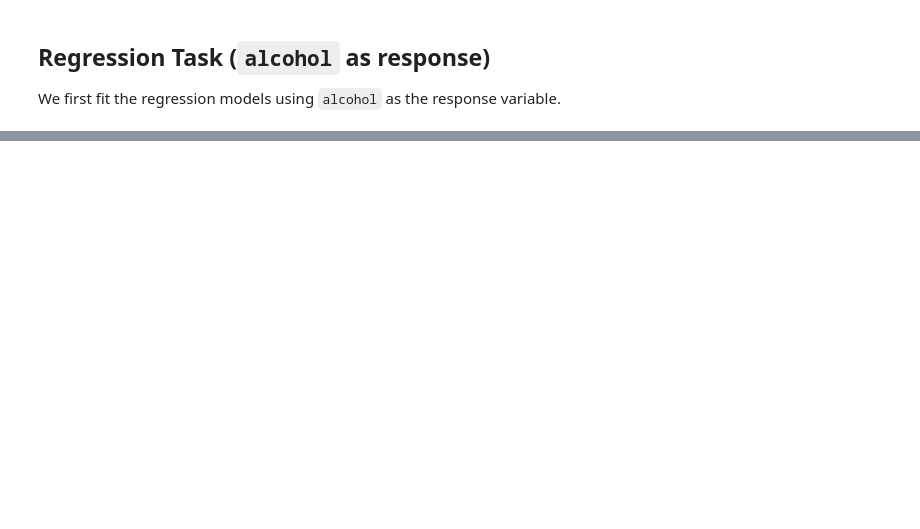
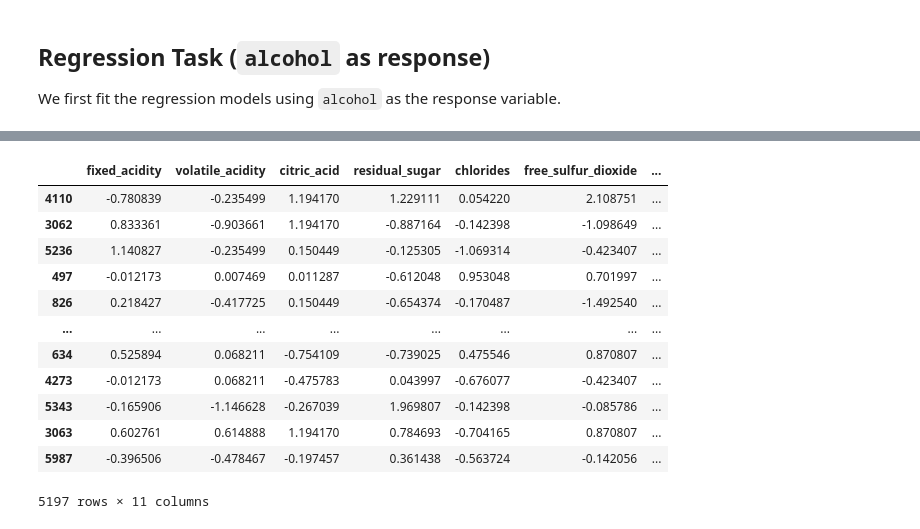
Before and after one commit to hzhoujoy/ST554_HW7, a Jupyter notebook: JoyZhou_HW7.ipynb, the cells around one changed output, grey strips where cells are left out. Saved outputs shown, nothing was run; the diff lists cells and outputs as text; code cells hidden in the pictures; blank space fills up the shorter version.

```diff
--- a/JoyZhou_HW7.ipynb
+++ b/JoyZhou_HW7.ipynb
@@ -189,7 +229,7 @@ from sklearn.model_selection import train_test_split
 X_train, X_test, y_train, y_test = train_test_split(
     wine_df.drop(['alcohol', 'type_of_wine'], axis=1), #prodictors(X)
     wine_df['alcohol'],                                #response
-    test_size=0.3,                                     #70/30 split
+    test_size=0.2,                                     #80/20 split
     random_state=42,
     stratify=wine_df['type_of_wine']                   #maintains wine type proportions in each split
 )
@@ -195,0 +276,17 @@ X_train, X_test, y_train, y_test = train_test_split(
+# %%
+X_train = X_train.apply(lambda x: (x-np.mean(x))/np.std(x), axis = 0)
+X_train
+# %% [output]
+|  | fixed_acidity | volatile_acidity | citric_acid | residual_sugar | chlorides | free_sulfur_dioxide | ... |
+| 4110 | -0.780839 | -0.235499 | 1.194170 | 1.229111 | 0.054220 | 2.108751 | ... |
+| 3062 | 0.833361 | -0.903661 | 1.194170 | -0.887164 | -0.142398 | -1.098649 | ... |
+| 5236 | 1.140827 | -0.235499 | 0.150449 | -0.125305 | -1.069314 | -0.423407 | ... |
+| 497 | -0.012173 | 0.007469 | 0.011287 | -0.612048 | 0.953048 | 0.701997 | ... |
+| 826 | 0.218427 | -0.417725 | 0.150449 | -0.654374 | -0.170487 | -1.492540 | ... |
+| ... | ... | ... | ... | ... | ... | ... | ... |
+| 634 | 0.525894 | 0.068211 | -0.754109 | -0.739025 | 0.475546 | 0.870807 | ... |
+| 4273 | -0.012173 | 0.068211 | -0.475783 | 0.043997 | -0.676077 | -0.423407 | ... |
+| 5343 | -0.165906 | -1.146628 | -0.267039 | 1.969807 | -0.142398 | -0.085786 | ... |
+| 3063 | 0.602761 | 0.614888 | 1.194170 | 0.784693 | -0.704165 | 0.870807 | ... |
+| 5987 | -0.396506 | -0.478467 | -0.197457 | 0.361438 | -0.563724 | -0.142056 | ... |
+5197 rows × 11 columns
```
Also changed, not shown: parts of 32 cells of this notebook.
